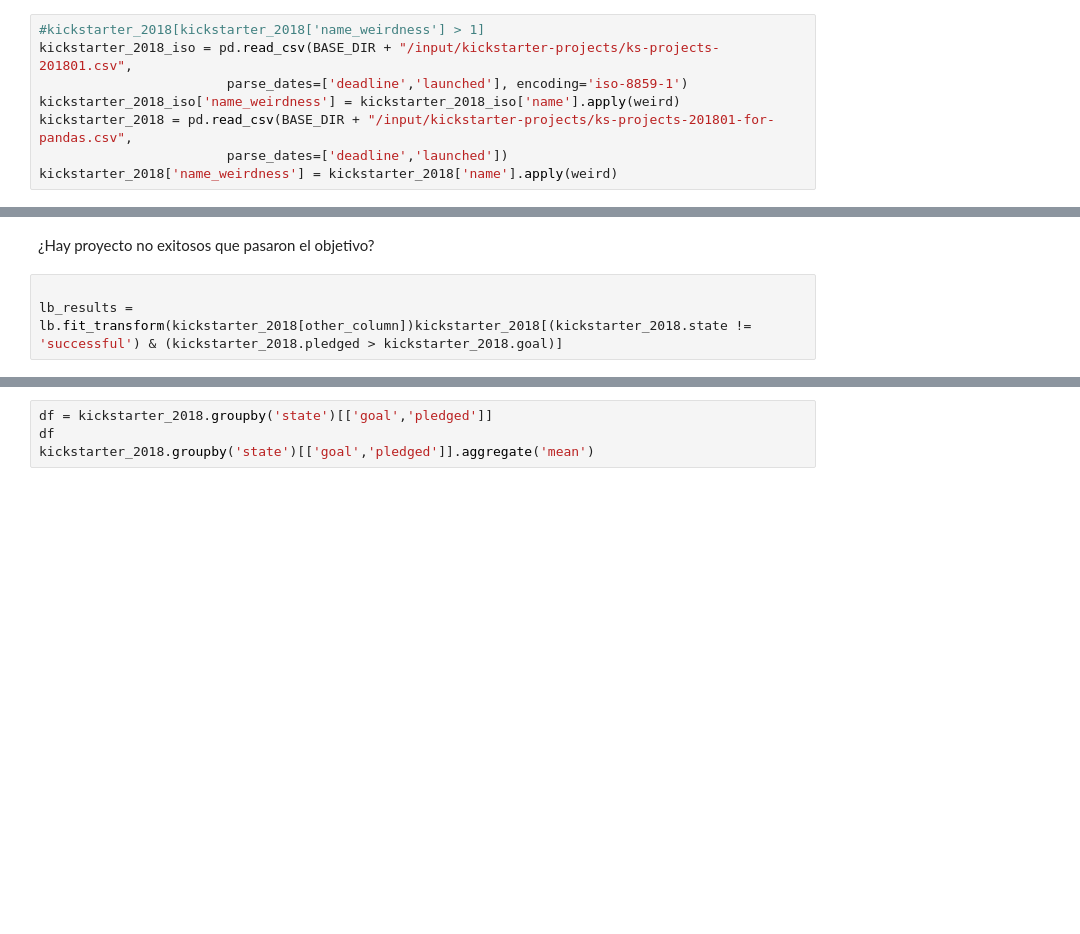
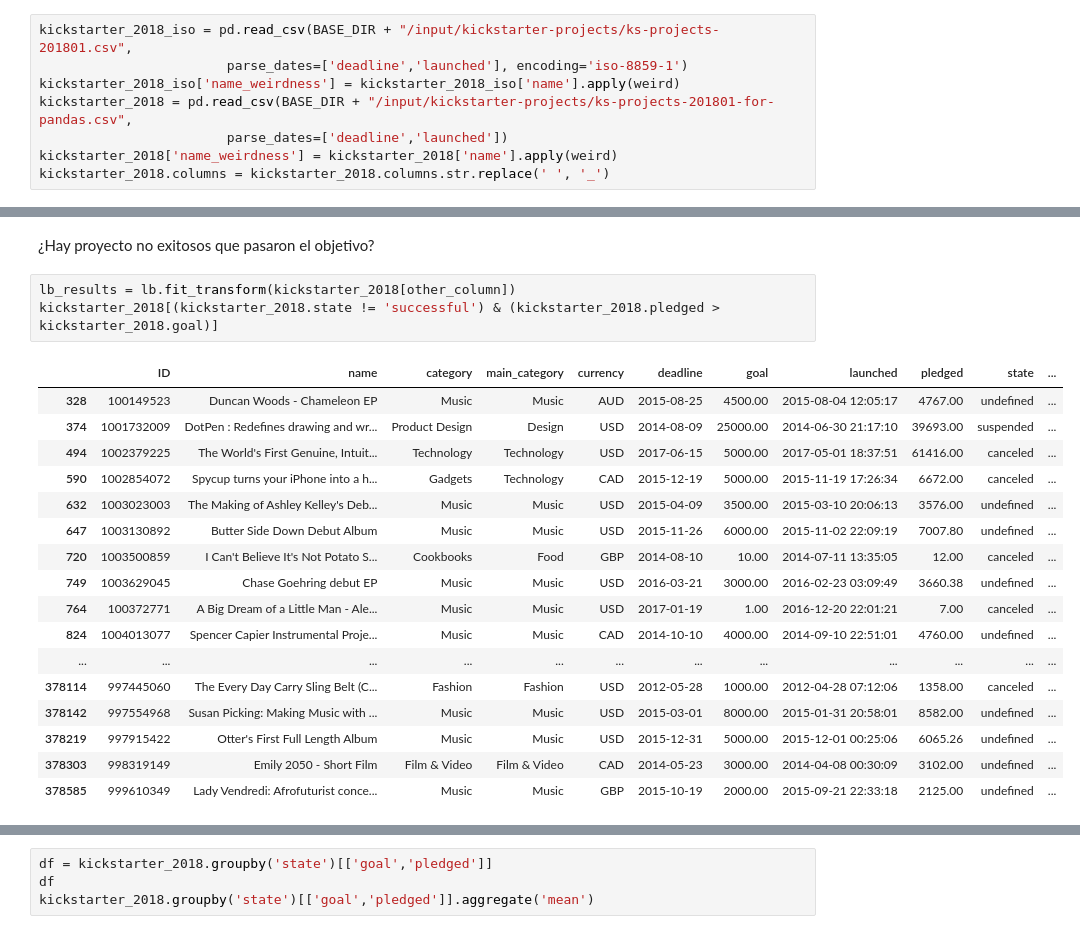
Before and after one commit to carlarosetti/curaciondedatos, a Jupyter notebook: notebooks/Limpieza_r.ipynb, the cells around one changed output, grey strips where cells are left out. Cells and saved outputs as stored; diff of their text form; blank space fills up the shorter version.

```diff
--- a/notebooks/Limpieza_r.ipynb
+++ b/notebooks/Limpieza_r.ipynb
@@ -733,13 +767,13 @@ Name: usd_pledged, dtype: float64
 
 Comparar la cantidad de nombres raros en kickstarter_2018 con la que obtenemos al cargar 'ks-projects-201801.csv' con encoding iso-8859-1.
 # %%
-#kickstarter_2018[kickstarter_2018['name_weirdness'] > 1]
 kickstarter_2018_iso = pd.read_csv(BASE_DIR + "/input/kickstarter-projects/ks-projects-201801.csv",
                         parse_dates=['deadline','launched'], encoding='iso-8859-1')
 kickstarter_2018_iso['name_weirdness'] = kickstarter_2018_iso['name'].apply(weird)
 kickstarter_2018 = pd.read_csv(BASE_DIR + "/input/kickstarter-projects/ks-projects-201801-for-pandas.csv",
                         parse_dates=['deadline','launched'])
 kickstarter_2018['name_weirdness'] = kickstarter_2018['name'].apply(weird)
+kickstarter_2018.columns = kickstarter_2018.columns.str.replace(' ', '_')
 # %%
 print(kickstarter_2018_iso['name_weirdness'].value_counts())
 print(kickstarter_2018['name_weirdness'].value_counts())
@@ -1088,6 +1122,23 @@ kickstarter_2018[(kickstarter_2018.backers == 0) & (kickstarter_2018.usd_pledged
 # %% [markdown]
 ¿Hay proyecto no exitosos que pasaron el objetivo?
 # %%
-
-lb_results = lb.fit_transform(kickstarter_2018[other_column])kickstarter_2018[(kickstarter_2018.state != 'successful') & (kickstarter_2018.pledged > kickstarter_2018.goal)]
+lb_results = lb.fit_transform(kickstarter_2018[other_column])
+kickstarter_2018[(kickstarter_2018.state != 'successful') & (kickstarter_2018.pledged > kickstarter_2018.goal)]
 # %% [output]
+|  | ID | name | category | main_category | currency | deadline | goal | launched | pledged | state | ... |
+| 328 | 100149523 | Duncan Woods - Chameleon EP | Music | Music | AUD | 2015-08-25 | 4500.00 | 2015-08-04 12:05:17 | 4767.00 | undefined | ... |
+| 374 | 1001732009 | DotPen : Redefines drawing and wr... | Product Design | Design | USD | 2014-08-09 | 25000.00 | 2014-06-30 21:17:10 | 39693.00 | suspended | ... |
+| 494 | 1002379225 | The World's First Genuine, Intuit... | Technology | Technology | USD | 2017-06-15 | 5000.00 | 2017-05-01 18:37:51 | 61416.00 | canceled | ... |
+| 590 | 1002854072 | Spycup turns your iPhone into a h... | Gadgets | Technology | CAD | 2015-12-19 | 5000.00 | 2015-11-19 17:26:34 | 6672.00 | canceled | ... |
+| 632 | 1003023003 | The Making of Ashley Kelley's Deb... | Music | Music | USD | 2015-04-09 | 3500.00 | 2015-03-10 20:06:13 | 3576.00 | undefined | ... |
+| 647 | 1003130892 | Butter Side Down Debut Album | Music | Music | USD | 2015-11-26 | 6000.00 | 2015-11-02 22:09:19 | 7007.80 | undefined | ... |
+| 720 | 1003500859 | I Can't Believe It's Not Potato S... | Cookbooks | Food | GBP | 2014-08-10 | 10.00 | 2014-07-11 13:35:05 | 12.00 | canceled | ... |
+| 749 | 1003629045 | Chase Goehring debut EP | Music | Music | USD | 2016-03-21 | 3000.00 | 2016-02-23 03:09:49 | 3660.38 | undefined | ... |
+| 764 | 100372771 | A Big Dream of a Little Man - Ale... | Music | Music | USD | 2017-01-19 | 1.00 | 2016-12-20 22:01:21 | 7.00 | canceled | ... |
+| 824 | 1004013077 | Spencer Capier Instrumental Proje... | Music | Music | CAD | 2014-10-10 | 4000.00 | 2014-09-10 22:51:01 | 4760.00 | undefined | ... |
+| ... | ... | ... | ... | ... | ... | ... | ... | ... | ... | ... | ... |
+| 378114 | 997445060 | The Every Day Carry Sling Belt (C... | Fashion | Fashion | USD | 2012-05-28 | 1000.00 | 2012-04-28 07:12:06 | 1358.00 | canceled | ... |
+| 378142 | 997554968 | Susan Picking: Making Music with ... | Music | Music | USD | 2015-03-01 | 8000.00 | 2015-01-31 20:58:01 | 8582.00 | undefined | ... |
+| 378219 | 997915422 | Otter's First Full Length Album | Music | Music | USD | 2015-12-31 | 5000.00 | 2015-12-01 00:25:06 | 6065.26 | undefined | ... |
+| 378303 | 998319149 | Emily 2050 - Short Film | Film & Video | Film & Video | CAD | 2014-05-23 | 3000.00 | 2014-04-08 00:30:09 | 3102.00 | undefined | ... |
+| 378585 | 999610349 | Lady Vendredi: Afrofuturist conce... | Music | Music | GBP | 2015-10-19 | 2000.00 | 2015-09-21 22:33:18 | 2125.00 | undefined | ... |
```
Also changed, not shown: parts of 22 cells of this notebook.
